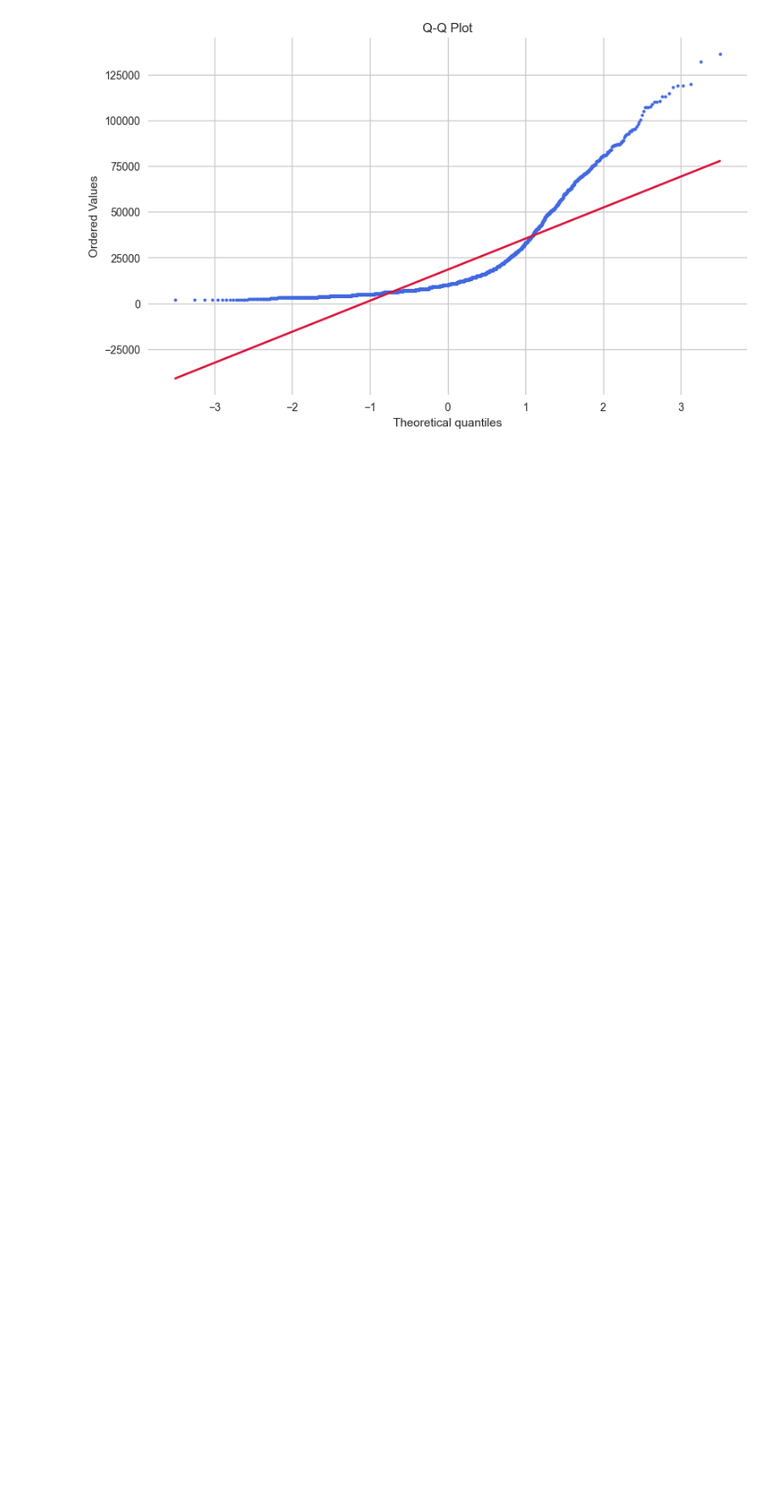
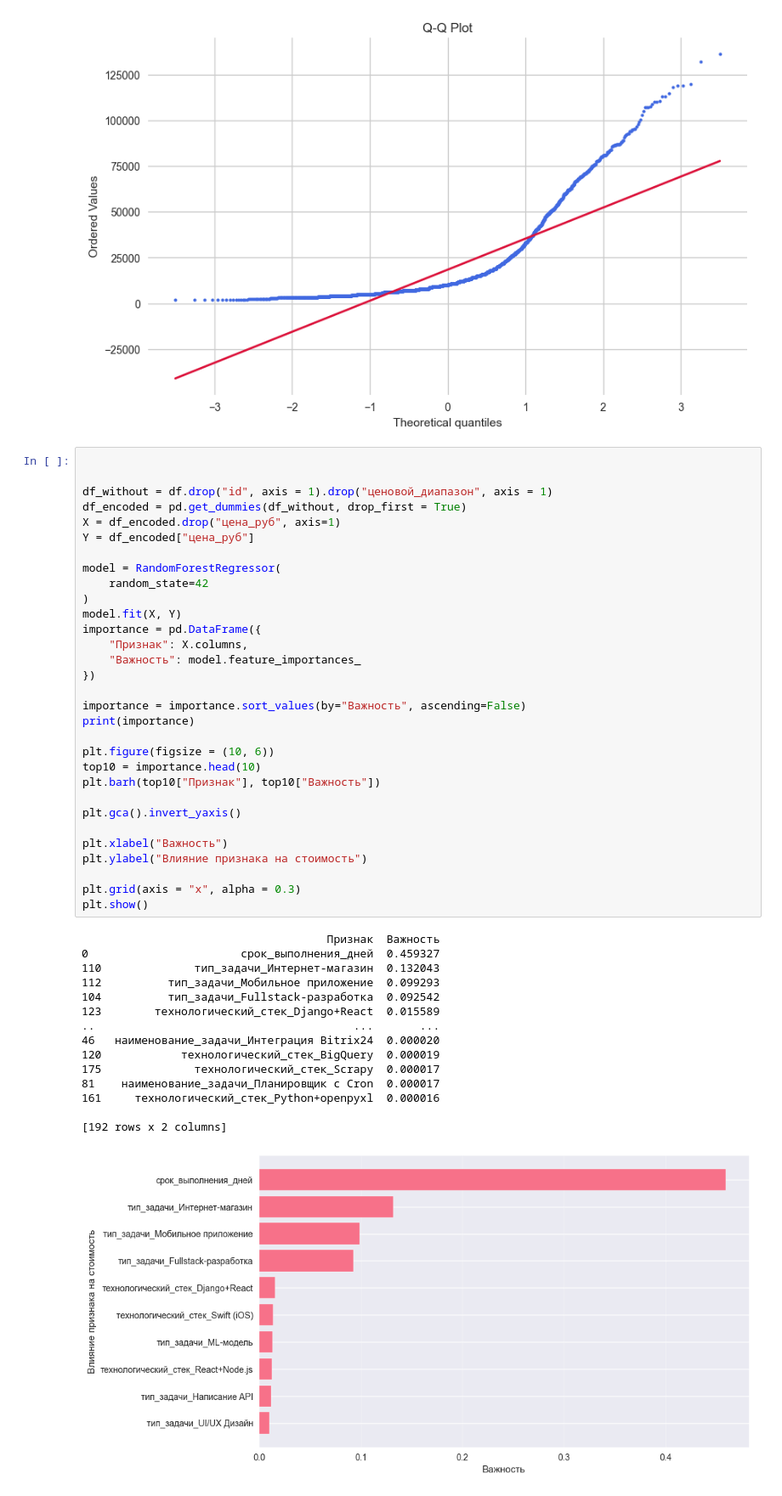
Before and after one commit to sevavargin/CaseBridge, a Jupyter notebook: CaseBridge.ipynb, the cells around one changed output. Shown at 85% size. Drawn from its saved outputs; the diff is of its cells as text; blank space fills up the shorter version.

```diff
--- a/CaseBridge.ipynb
+++ b/CaseBridge.ipynb
@@ -163,3 +165,50 @@ plt.title("Q-Q Plot")
 plt.show()
 # %% [output]
 [figure]
+# %%
+
+
+df_without = df.drop("id", axis = 1).drop("ценовой_диапазон", axis = 1)
+df_encoded = pd.get_dummies(df_without, drop_first = True)
+X = df_encoded.drop("цена_руб", axis=1)
+Y = df_encoded["цена_руб"]
+
+model = RandomForestRegressor(
+    random_state=42
+)
+model.fit(X, Y)
+importance = pd.DataFrame({
+    "Признак": X.columns,
+    "Важность": model.feature_importances_
+})
+
+importance = importance.sort_values(by="Важность", ascending=False)
+print(importance)
+
+plt.figure(figsize = (10, 6))
+top10 = importance.head(10)
+plt.barh(top10["Признак"], top10["Важность"])
+
+plt.gca().invert_yaxis()
+
+plt.xlabel("Важность")
+plt.ylabel("Влияние признака на стоимость")
+
+plt.grid(axis = "x", alpha = 0.3)
+plt.show()
+# %% [output]
+                                     Признак  Важность
+0                       срок_выполнения_дней  0.459327
+110              тип_задачи_Интернет-магазин  0.132043
+112          тип_задачи_Мобильное приложение  0.099293
+104          тип_задачи_Fullstack-разработка  0.092542
+123        технологический_стек_Django+React  0.015589
+..                                       ...       ...
+46   наименование_задачи_Интеграция Bitrix24  0.000020
+120            технологический_стек_BigQuery  0.000019
+175              технологический_стек_Scrapy  0.000017
+81    наименование_задачи_Планировщик с Cron  0.000017
+161     технологический_стек_Python+openpyxl  0.000016
+
+[192 rows x 2 columns]
+[figure, added]
```
Also changed, not shown: parts of 1 cell of this notebook.
